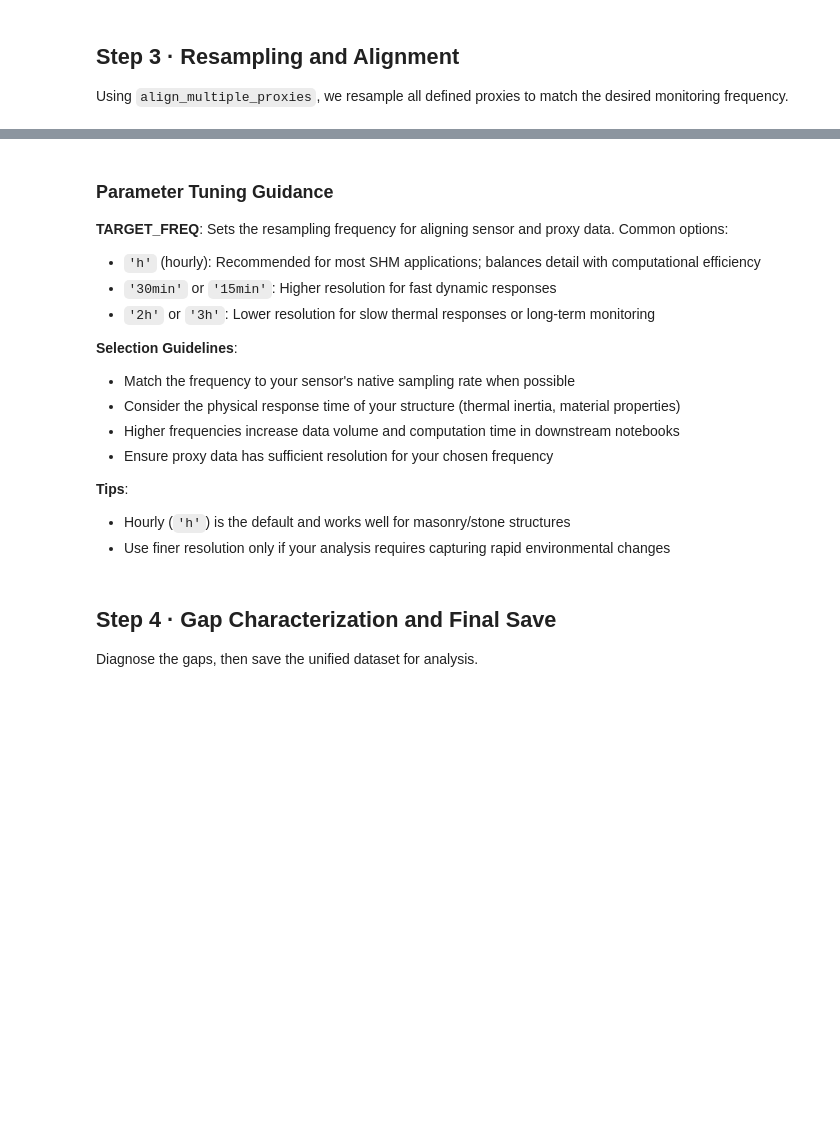
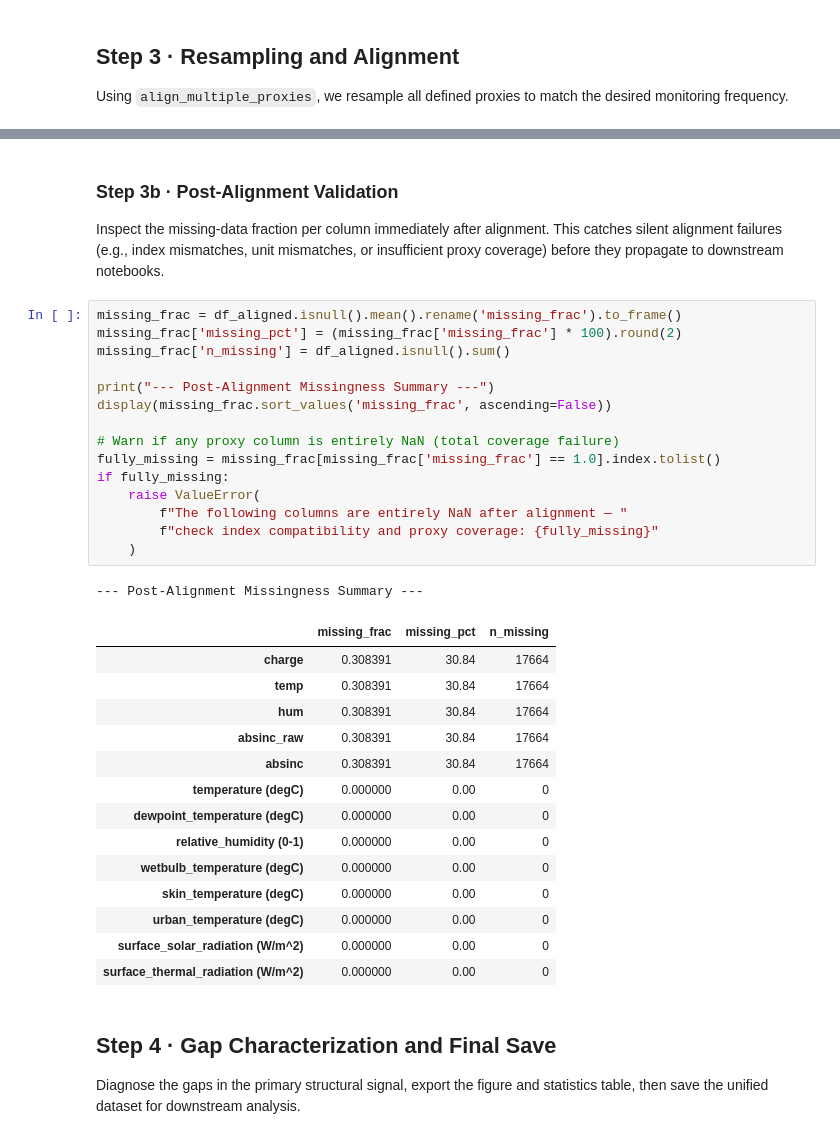
Before and after one commit to eugeniomoreira-iaud/heritageshm, a Jupyter notebook: 01_Data_Quality_and_Gaps.ipynb, the cells around one changed output, grey strips where cells are left out. Drawn from its saved outputs; the diff is of its cells as text; blank space fills up the shorter version.

Commit message:
feat: add temporal coverage validation for proxy data and export gap statistics

```diff
--- a/01_Data_Quality_and_Gaps.ipynb
+++ b/01_Data_Quality_and_Gaps.ipynb
@@ -186,25 +233,45 @@ Final aligned dataset contains 57278 rows.
 | 2018-07-26 00:00:00 | 3.473333 | 21.356667 | 44.898333 | 2121.333333 | 0.550000 | 18.76 | 14.93 | ... |
 | 2018-07-26 01:00:00 | 3.470000 | 20.861667 | 45.828333 | 2120.125000 | 1.816667 | 18.62 | 15.05 | ... |
 # %% [markdown]
-### Parameter Tuning Guidance
-
-**TARGET_FREQ**: Sets the resampling frequency for aligning sensor and proxy data. Common options:
-- `'h'` (hourly): Recommended for most SHM applications; balances detail with computational efficiency
-- `'30min'` or `'15min'`: Higher resolution for fast dynamic responses
-- `'2h'` or `'3h'`: Lower resolution for slow thermal responses or long-term monitoring
-
-**Selection Guidelines**:
-- Match the frequency to your sensor's native sampling rate when possible
-- Consider the physical response time of your structure (thermal inertia, material properties)
-- Higher frequencies increase data volume and computation time in downstream notebooks
-- Ensure proxy data has sufficient resolution for your chosen frequency
-
-**Tips**:
-- Hourly (`'h'`) is the default and works well for masonry/stone structures
-- Use finer resolution only if your analysis requires capturing rapid environmental changes
+### Step 3b · Post-Alignment Validation
+Inspect the missing-data fraction per column immediately after alignment.
+This catches silent alignment failures (e.g., index mismatches, unit mismatches, or insufficient proxy coverage)
+before they propagate to downstream notebooks.
+# %%
+missing_frac = df_aligned.isnull().mean().rename('missing_frac').to_frame()
+missing_frac['missing_pct'] = (missing_frac['missing_frac'] * 100).round(2)
+missing_frac['n_missing'] = df_aligned.isnull().sum()
+
+print("--- Post-Alignment Missingness Summary ---")
+display(missing_frac.sort_values('missing_frac', ascending=False))
+
+# Warn if any proxy column is entirely NaN (total coverage failure)
+fully_missing = missing_frac[missing_frac['missing_frac'] == 1.0].index.tolist()
+if fully_missing:
+    raise ValueError(
+        f"The following columns are entirely NaN after alignment — "
+        f"check index compatibility and proxy coverage: {fully_missing}"
+    )
+# %% [output]
+--- Post-Alignment Missingness Summary ---
+|  | missing_frac | missing_pct | n_missing |
+| charge | 0.308391 | 30.84 | 17664 |
+| temp | 0.308391 | 30.84 | 17664 |
+| hum | 0.308391 | 30.84 | 17664 |
+| absinc_raw | 0.308391 | 30.84 | 17664 |
+| absinc | 0.308391 | 30.84 | 17664 |
+| temperature (degC) | 0.000000 | 0.00 | 0 |
+| dewpoint_temperature (degC) | 0.000000 | 0.00 | 0 |
+| relative_humidity (0-1) | 0.000000 | 0.00 | 0 |
+| wetbulb_temperature (degC) | 0.000000 | 0.00 | 0 |
+| skin_temperature (degC) | 0.000000 | 0.00 | 0 |
+| urban_temperature (degC) | 0.000000 | 0.00 | 0 |
+| surface_solar_radiation (W/m^2) | 0.000000 | 0.00 | 0 |
+| surface_thermal_radiation (W/m^2) | 0.000000 | 0.00 | 0 |
 # %% [markdown]
 ## Step 4 · Gap Characterization and Final Save
-Diagnose the gaps, then save the unified dataset for analysis.
+Diagnose the gaps in the primary structural signal, export the figure and statistics table,
+then save the unified dataset for downstream analysis.
 # %% [markdown]
 ### Parameter Tuning Guidance
 
```
Also changed, not shown: parts of 17 cells of this notebook, 2 other files.
